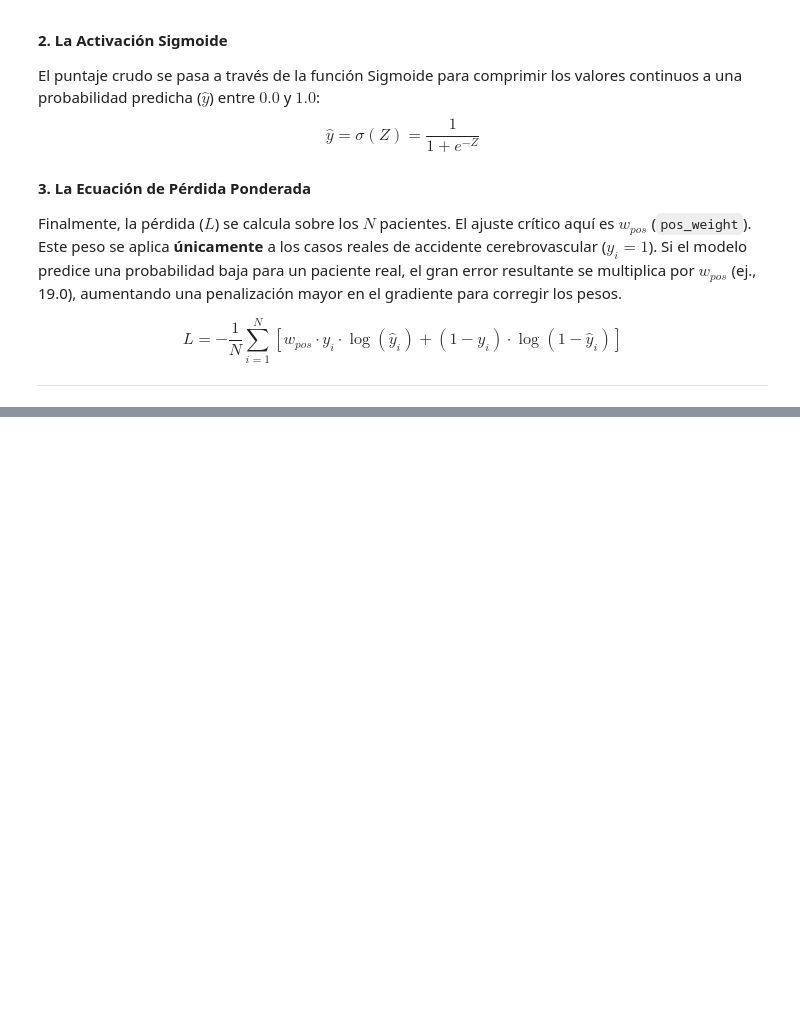
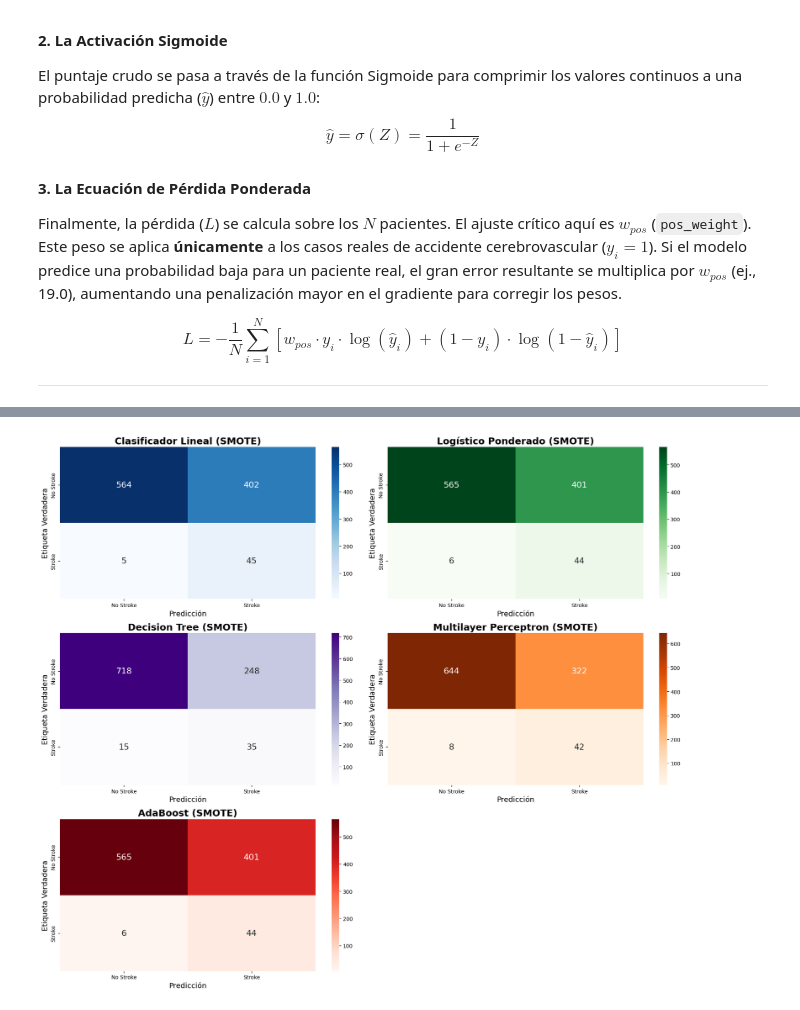
Before and after one commit to Alfonzo1114/Progetto_ML, a Jupyter notebook: ML_v1.5.ipynb, the cells around one changed output, grey strips where cells are left out. Cells and saved outputs as stored; diff of their text form; code cells hidden in the pictures; blank space fills up the shorter version.

```diff
--- a/ML_v1.5.ipynb
+++ b/ML_v1.5.ipynb
@@ -637,0 +1066,13 @@ plt.show()
+# %%
+from imblearn.over_sampling import SMOTE
+
+# Aplicamos SMOTE solo al conjunto de entrenamiento
+smote = SMOTE(random_state=42)
+X_train_smote, y_train_smote = smote.fit_resample(np.array(X_train), np.array(y_train).flatten())
+
+# Convertimos de vuelta a JAX arrays con la forma correcta
+X_train_smote = jnp.array(X_train_smote)
+y_train_smote = jnp.array(y_train_smote.reshape(-1, 1), dtype=jnp.float32)
+
+print(f"Antes de SMOTE:  {X_train.shape[0]} muestras (clase 0: {int(np.sum(np.array(y_train)==0))}, clase 1: {int(np.sum(np.array(y_train)==1))})")
+print(f"Después de SMOTE: {X_train_smote.shape[0]} muestras (clase 0: {int(np.sum(np.array(y_train_smote)==0))}, clase 1: {int(np.sum(np.array(y_train_smote)==1))})")
@@ -637,0 +1193,46 @@ plt.show()
+# %%
+# Matrices de Confusión con SMOTE (sobre datos de PRUEBA reales)
+cm_lin_s = confusion_matrix(y_true_test_s, y_pred_lin_s)
+cm_log_s = confusion_matrix(y_true_test_s, y_pred_log_s)
+cm_dt_s  = confusion_matrix(y_true_test_s, y_pred_dt_s)
+cm_mlp_s = confusion_matrix(y_true_test_s, y_pred_mlp_s)
+cm_ada_s = confusion_matrix(y_true_test_s, y_pred_ada_s)
+
+fig, axes = plt.subplots(3, 2, figsize=(18, 15))
+
+sns.heatmap(cm_lin_s, annot=True, annot_kws={"size": 16}, fmt='d', cmap='Blues', cbar=True, ax=axes[0,0],
+            xticklabels=['No Stroke', 'Stroke'], yticklabels=['No Stroke', 'Stroke'])
+axes[0,0].set_title('Clasificador Lineal (SMOTE)', fontsize=18, fontweight='bold')
+axes[0,0].set_ylabel('Etiqueta Verdadera', fontsize=14)
+axes[0,0].set_xlabel('Predicción', fontsize=14)
+
+sns.heatmap(cm_log_s, annot=True, annot_kws={"size": 16}, fmt='d', cmap='Greens', cbar=True, ax=axes[0,1],
+            xticklabels=['No Stroke', 'Stroke'], yticklabels=['No Stroke', 'Stroke'])
+axes[0,1].set_title('Logístico Ponderado (SMOTE)', fontsize=18, fontweight='bold')
+axes[0,1].set_ylabel('Etiqueta Verdadera', fontsize=14)
+axes[0,1].set_xlabel('Predicción', fontsize=14)
+
+sns.heatmap(cm_dt_s, annot=True, annot_kws={"size": 16}, fmt='d', cmap='Purples', cbar=True, ax=axes[1,0],
+            xticklabels=['No Stroke', 'Stroke'], yticklabels=['No Stroke', 'Stroke'])
+axes[1,0].set_title('Decision Tree (SMOTE)', fontsize=18, fontweight='bold')
+axes[1,0].set_ylabel('Etiqueta Verdadera', fontsize=14)
+axes[1,0].set_xlabel('Predicción', fontsize=14)
+
+sns.heatmap(cm_mlp_s, annot=True, annot_kws={"size": 16}, fmt='d', cmap='Oranges', cbar=True, ax=axes[1,1],
+            xticklabels=['No Stroke', 'Stroke'], yticklabels=['No Stroke', 'Stroke'])
+axes[1,1].set_title('Multilayer Perceptron (SMOTE)', fontsize=18, fontweight='bold')
+axes[1,1].set_ylabel('Etiqueta Verdadera', fontsize=14)
+axes[1,1].set_xlabel('Predicción', fontsize=14)
+
+sns.heatmap(cm_ada_s, annot=True, annot_kws={"size": 16}, fmt='d', cmap='Reds', cbar=True, ax=axes[2,0],
+            xticklabels=['No Stroke', 'Stroke'], yticklabels=['No Stroke', 'Stroke'])
+axes[2,0].set_title('AdaBoost (SMOTE)', fontsize=18, fontweight='bold')
+axes[2,0].set_ylabel('Etiqueta Verdadera', fontsize=14)
+axes[2,0].set_xlabel('Predicción', fontsize=14)
+
+axes[2,1].axis('off')
+
+plt.tight_layout()
+plt.show()
+# %% [output]
+[figure, added]
```
Also changed, not shown: parts of 25 cells of this notebook, 8 other files.
